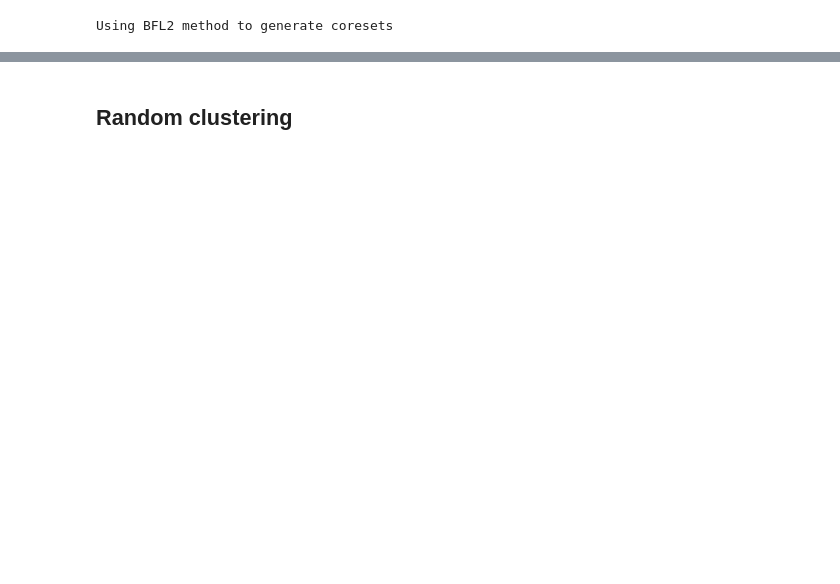
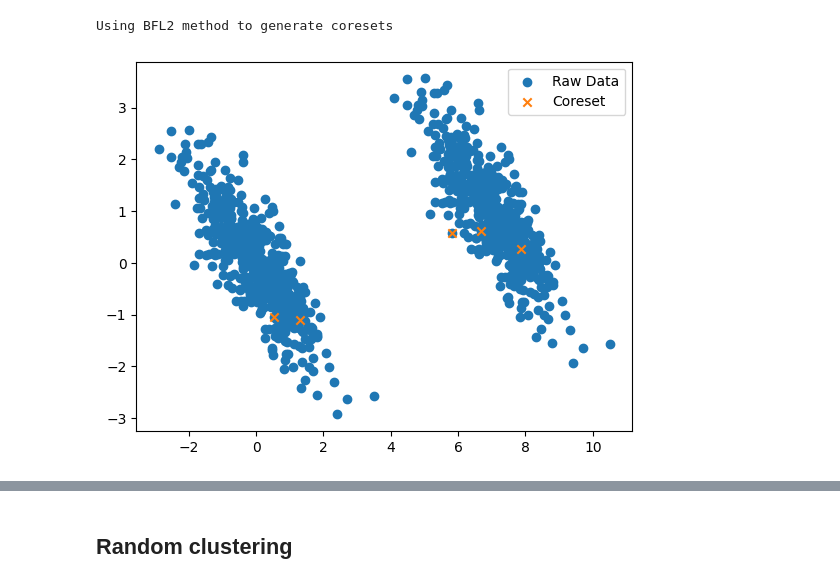
Before and after one commit to Boniface316/bigdata_vqa, a Jupyter notebook: Notebooks/3-means_toy_experiment.ipynb, the cells around one changed output, grey strips where cells are left out. Drawn from its saved outputs; the diff is of its cells as text; code cells hidden in the pictures; blank space fills up the shorter version.

```diff
--- a/Notebooks/3-means_toy_experiment.ipynb
+++ b/Notebooks/3-means_toy_experiment.ipynb
@@ -21,22 +24,29 @@ number_of_corsets_to_evaluate = 15
 number_of_centroid_evaluation = 20
 # %%
 raw_data = Coreset.create_dataset(1000)
+raw_data_df = pd.DataFrame(raw_data, columns=list("XY"))
 
 coreset = Coreset(
     raw_data=raw_data,
     number_of_sampling_for_centroids=10,
-    coreset_size=10,
+    coreset_size=coreset_size,
     number_of_coresets_to_evaluate=4,
     coreset_method="BFL2",
 )
 
 coreset_vectors, coreset_weights = coreset.get_best_coresets()
 
 coreset_df = pd.DataFrame(coreset_vectors, columns=list("XY"))
 coreset_df["weights"] = coreset_weights
 coreset_df["Name"] = [chr(i + 65) for i in coreset_df.index]
+
+plt.scatter(raw_data_df["X"], raw_data_df["Y"], label="Raw Data")
+plt.scatter(coreset_df["X"], coreset_df["Y"], label="Coreset", marker="x")
+plt.legend()
+plt.show()
 # %% [output]
 Using BFL2 method to generate coresets
+[figure, added]
 # %%
 optimizer = cudaq.optimizers.COBYLA()
 
```
Also changed, not shown: parts of 14 cells of this notebook, 2 other files.
